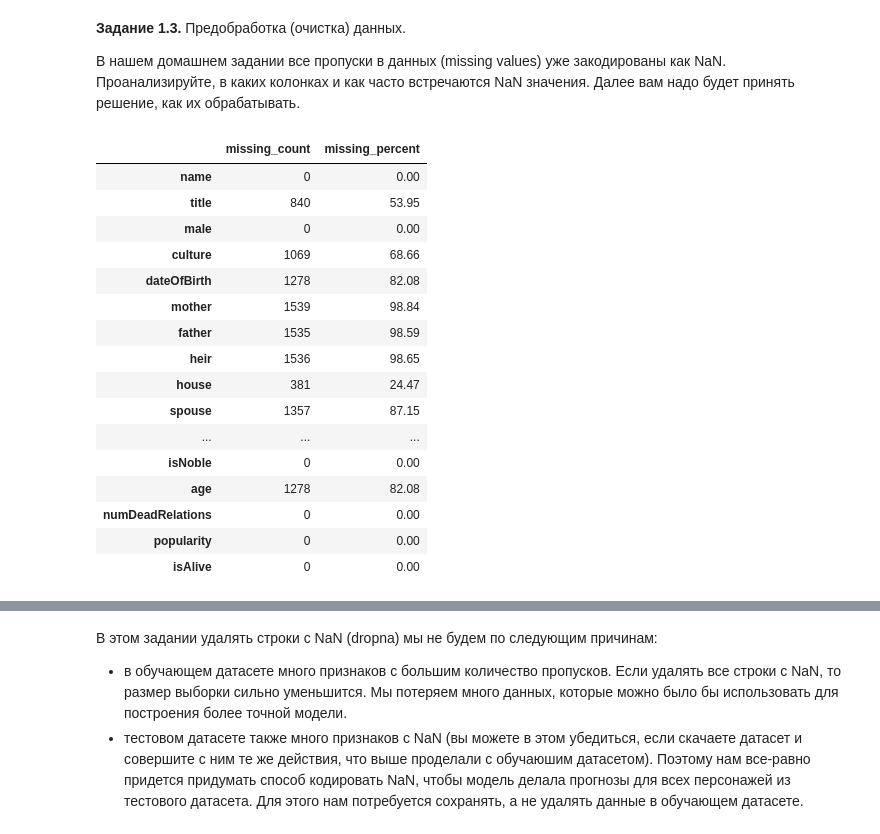
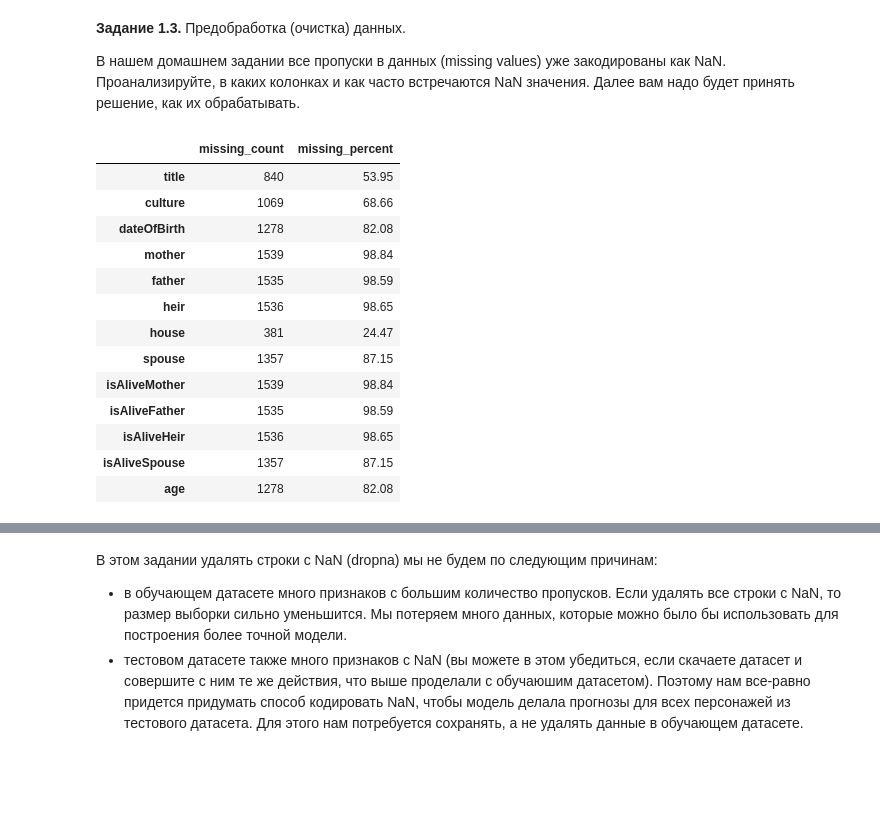
Before and after one commit to kelpi-e/DLS, a Jupyter notebook: week_01_ml_intro/Homework/hw_1_game_of_thrones.ipynb, the cells around one changed output, grey strips where cells are left out. Cells and saved outputs as stored; diff of their text form; code cells hidden in the pictures; blank space fills up the shorter version.

```diff
--- a/week_01_ml_intro/Homework/hw_1_game_of_thrones.ipynb
+++ b/week_01_ml_intro/Homework/hw_1_game_of_thrones.ipynb
@@ -155,13 +153,11 @@ data.describe(include = [int]).T[['count', 'min', 'max']]
 # %%
 nan_info = data.isna().sum().to_frame(name='missing_count')
 nan_info['missing_percent'] = (data.isna().mean() * 100).round(2)
-#nan_info = nan_info[nan_info['missing_count'] > 0]
+nan_info = nan_info[nan_info['missing_count'] > 0]
 nan_info
 # %% [output]
 |  | missing_count | missing_percent |
-| name | 0 | 0.00 |
 | title | 840 | 53.95 |
-| male | 0 | 0.00 |
 | culture | 1069 | 68.66 |
 | dateOfBirth | 1278 | 82.08 |
 | mother | 1539 | 98.84 |
@@ -169,12 +165,11 @@ nan_info
 | heir | 1536 | 98.65 |
 | house | 381 | 24.47 |
 | spouse | 1357 | 87.15 |
-| ... | ... | ... |
-| isNoble | 0 | 0.00 |
+| isAliveMother | 1539 | 98.84 |
+| isAliveFather | 1535 | 98.59 |
+| isAliveHeir | 1536 | 98.65 |
+| isAliveSpouse | 1357 | 87.15 |
 | age | 1278 | 82.08 |
-| numDeadRelations | 0 | 0.00 |
-| popularity | 0 | 0.00 |
-| isAlive | 0 | 0.00 |
 # %%
 from google.colab import sheets
 sheet = sheets.InteractiveSheet(df=nan_info)
```
Also changed, not shown: parts of 14 cells of this notebook.
